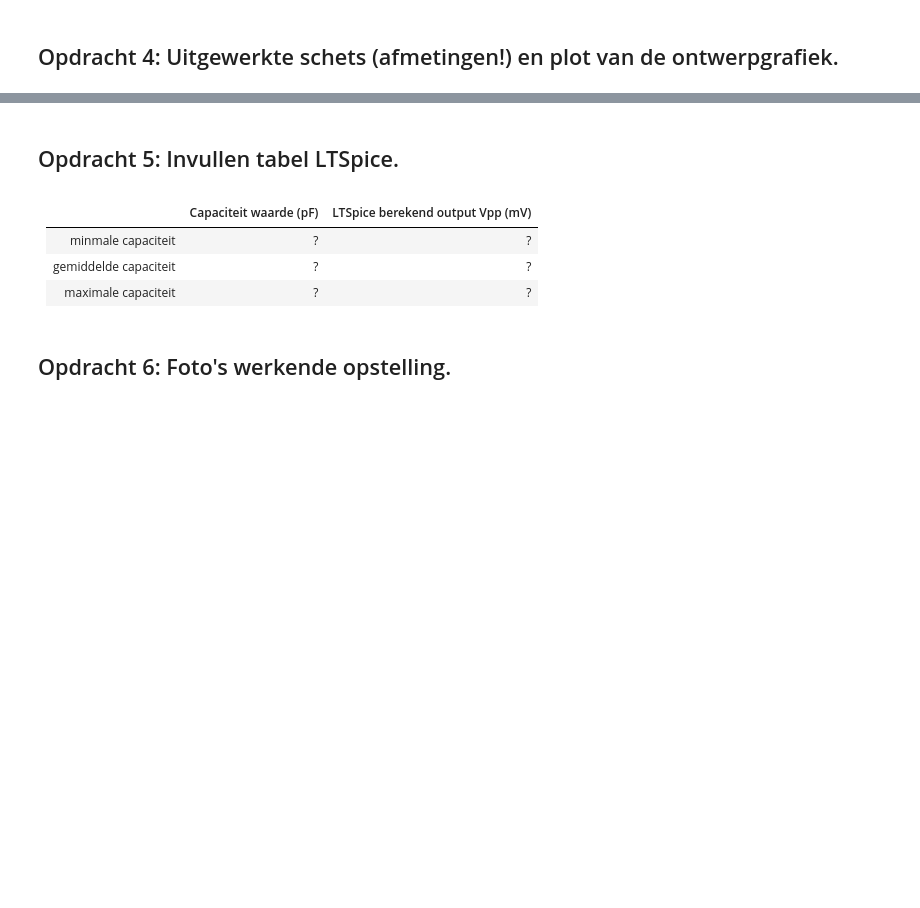
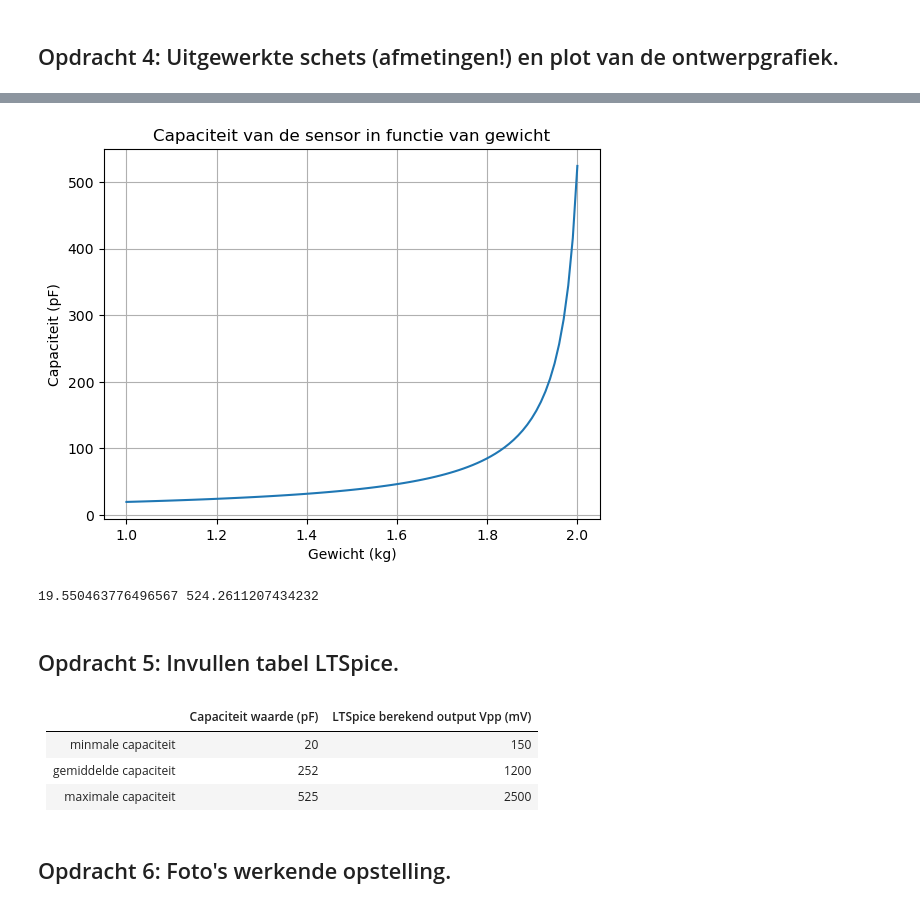
Before and after one commit to AnnetMoeleker/opdrachten-DEF-D, a Jupyter notebook: FysiekeOntwerpopdrachten/2OntwerpEenSensorCondensator/DEFOntwerpopdracht2OntwerpEenSensorInvulTemplate.ipynb, the cells around one changed output, grey strips where cells are left out. Drawn from its saved outputs; the diff is of its cells as text; code cells hidden in the pictures; blank space fills up the shorter version.

Commit message:
tot sensor maken

```diff
--- a/FysiekeOntwerpopdrachten/2OntwerpEenSensorCondensator/DEFOntwerpopdracht2OntwerpEenSensorInvulTemplate.ipynb
+++ b/FysiekeOntwerpopdrachten/2OntwerpEenSensorCondensator/DEFOntwerpopdracht2OntwerpEenSensorInvulTemplate.ipynb
@@ -82,11 +80,35 @@ Pas deze tekst aan: Wij gaan een sensor maken die X meet.
+# %%
+import numpy as np
+import matplotlib.pyplot as plt
+# Plot hier de verwachte ontwerpgrafiek van jullie sensoren.
+def vlakkeplaat_in_functie_van_gewicht(gewicht):
+    d_initial = 0.02  # m
+    k_cste = 250*4  # N/m
+    F= gewicht*9.81
+    verandering_d=-F/k_cste
+    d = d_initial + verandering_d
+    return vlakkeplaat(1.5, 0.1*0.15,d)*1e12  # pF
+
+gewichten = np.linspace(1, 2, 100)  # van 0 tot 5 kg
+capaciteiten = vlakkeplaat_in_functie_van_gewicht(gewichten)
+plt.plot(gewichten, capaciteiten)
+plt.xlabel("Gewicht (kg)")
+plt.ylabel("Capaciteit (pF)")
+plt.title("Capaciteit van de sensor in functie van gewicht")
+plt.grid(True)
+plt.show()
+print(min(capaciteiten),max(capaciteiten))
+# %% [output]
+[figure, added]
+19.550463776496567 524.2611207434232
 # %% [markdown]
 ## Opdracht 5: Invullen tabel LTSpice.
 # %% [markdown]
 |         | Capaciteit waarde (pF)  | LTSpice berekend output Vpp (mV)|
 |-------------|-------------:|-------------:|
-| minmale capaciteit| ? |? |
-| gemiddelde capaciteit| ? |? |
-| maximale capaciteit| ? |? |
+| minmale capaciteit| 20 |150 |
+| gemiddelde capaciteit| 252 |1200 |
+| maximale capaciteit| 525 |2500 |
 # %% [markdown]
 ## Opdracht 6: Foto's werkende opstelling.
 # %% [markdown]
```
Also changed, not shown: parts of 5 cells of this notebook, 6 other files.
